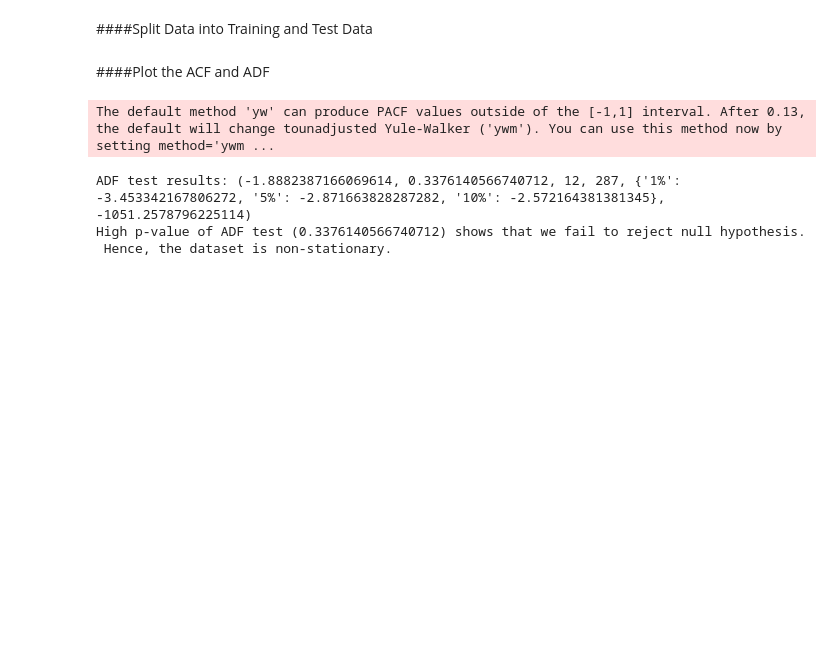
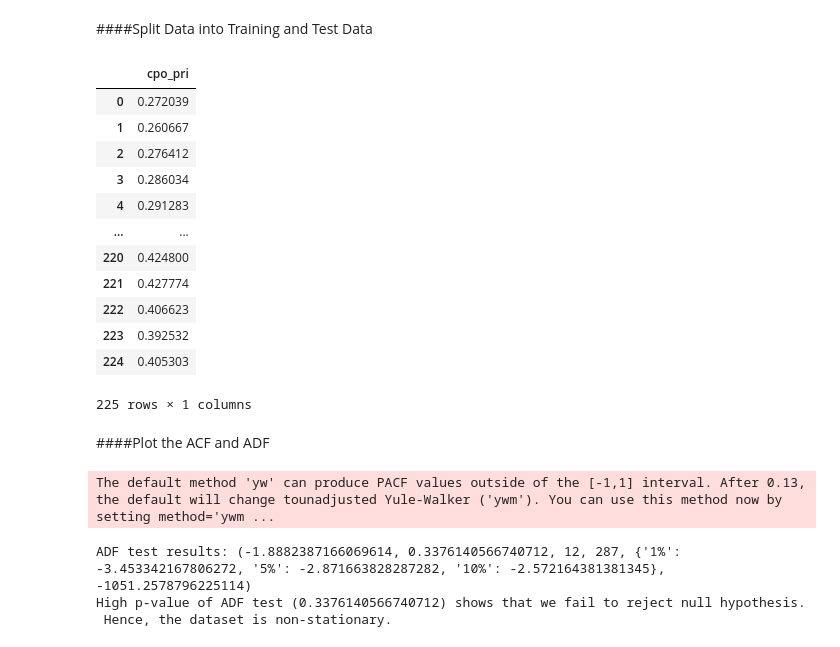
Before and after one commit to mofuoku417/Crude-Palm-Oil-Price-Prediction, a Jupyter notebook: DL_CPO.ipynb, the cells around one changed output. Drawn from its saved outputs; the diff is of its cells as text; code cells hidden in the pictures; blank space fills up the shorter version.

```diff
--- a/DL_CPO.ipynb
+++ b/DL_CPO.ipynb
@@ -406,6 +399,22 @@ df = pd.DataFrame({"cpo_pri":scaler.fit_transform(np.array(series['cpo_pri']).re
 # %%
 trainfrac = 0.75
 df_train, df_test = train_test_split(df, train_size=trainfrac, shuffle=False, stratify=None)
+# %%
+df_train
+# %% [output]
+|  | cpo_pri |
+| 0 | 0.272039 |
+| 1 | 0.260667 |
+| 2 | 0.276412 |
+| 3 | 0.286034 |
+| 4 | 0.291283 |
+| ... | ... |
+| 220 | 0.424800 |
+| 221 | 0.427774 |
+| 222 | 0.406623 |
+| 223 | 0.392532 |
+| 224 | 0.405303 |
+225 rows × 1 columns
 # %% [markdown]
 ####Plot the ACF and ADF
 # %%
```
Also changed, not shown: parts of 55 cells of this notebook.
